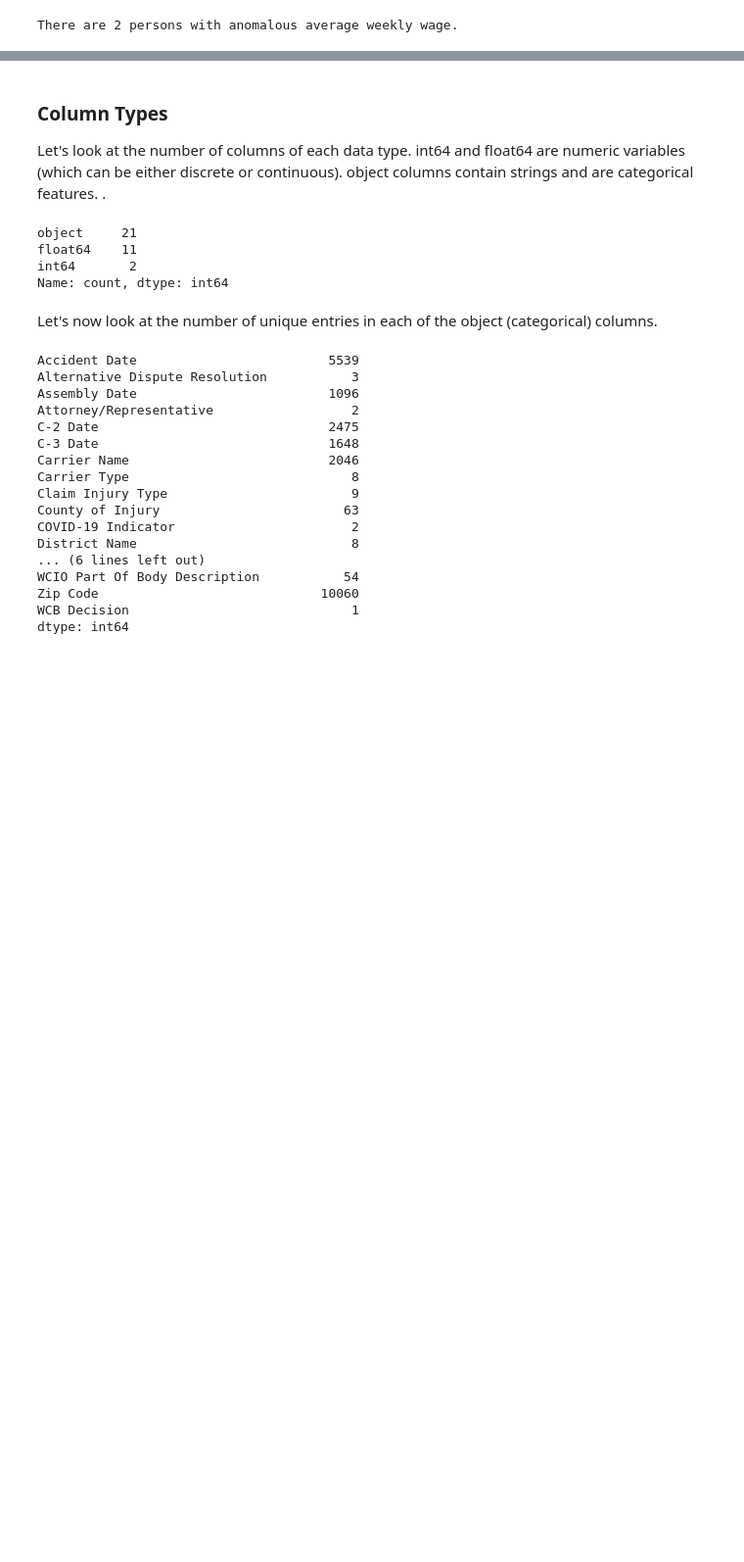
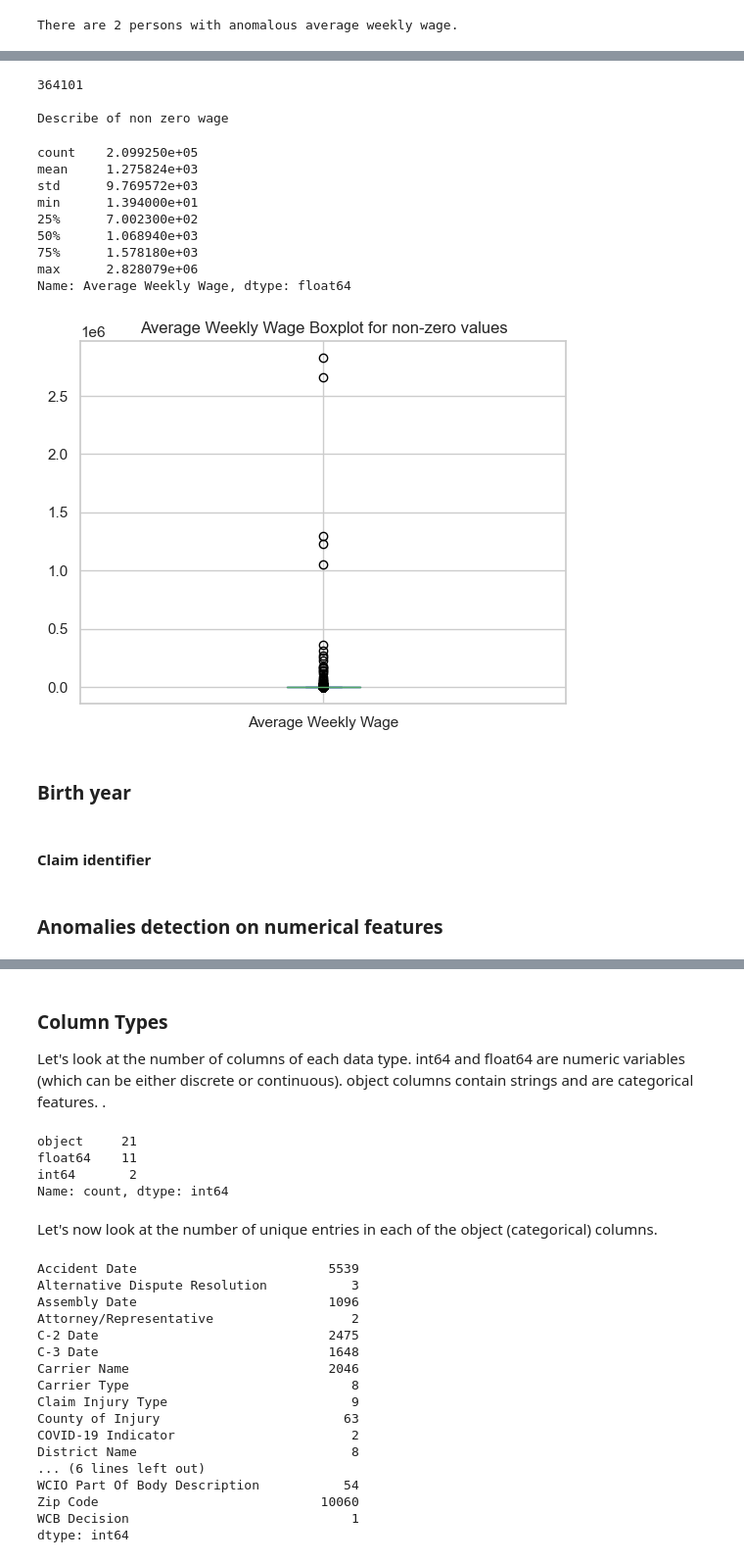
Before and after one commit to LenaHermann/ML_Project_Group52, a Jupyter notebook: alex_EDA.ipynb, the cells around one changed output, grey strips where cells are left out. Shown at 98% size. Cells and saved outputs as stored; diff of their text form; code cells hidden in the pictures; blank space fills up the shorter version.

```diff
--- a/alex_EDA.ipynb
+++ b/alex_EDA.ipynb
@@ -345,0 +431,36 @@ There are 2 persons with anomalous average weekly wage.
+# %%
+zero_wage_count = (copy_train_df['Average Weekly Wage'] == 0).sum()
+print(zero_wage_count , "\n")
+
+# 364101 people have a wage of 0
+
+zero_wage_count / len(copy_train_df) # 63 # of the dataset has a wage of 0
+
+# Check the distribution of the wage for non-zero values
+
+non_zero_wage = copy_train_df[copy_train_df['Average Weekly Wage'] > 0]
+
+non_zero_wage['Average Weekly Wage'].plot.box(title='Average Weekly Wage Boxplot for non-zero values')
+
+print("Describe of non zero wage")
+non_zero_wage['Average Weekly Wage'].describe()
+
+# Lots of values are concentrated around the lower end of the wage spectrum, with a few extreme outliers
+
+# Median is around 4k which makes sense
+# %% [output]
+364101
+
+Describe of non zero wage
+count    2.099250e+05
+mean     1.275824e+03
+std      9.769572e+03
+min      1.394000e+01
+25%      7.002300e+02
+50%      1.068940e+03
+75%      1.578180e+03
+max      2.828079e+06
+Name: Average Weekly Wage, dtype: float64
+[figure, added]
+# %% [markdown]
+### Birth year
@@ -345,0 +470,2 @@ There are 2 persons with anomalous average weekly wage.
+# %% [markdown]
+#### Claim identifier
@@ -345,0 +474,2 @@ There are 2 persons with anomalous average weekly wage.
+# %% [markdown]
+### Anomalies detection on numerical features
```
Also changed, not shown: parts of 54 cells of this notebook.
